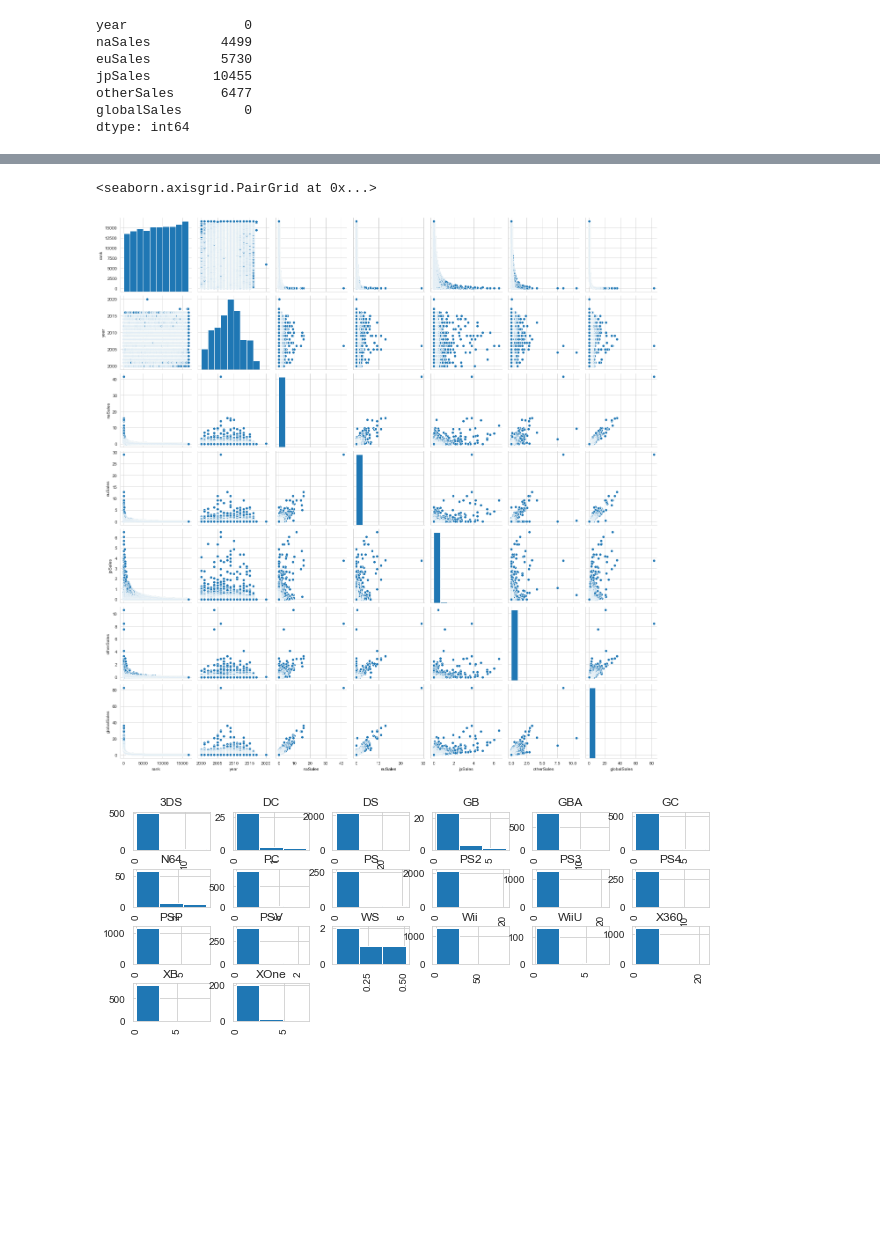
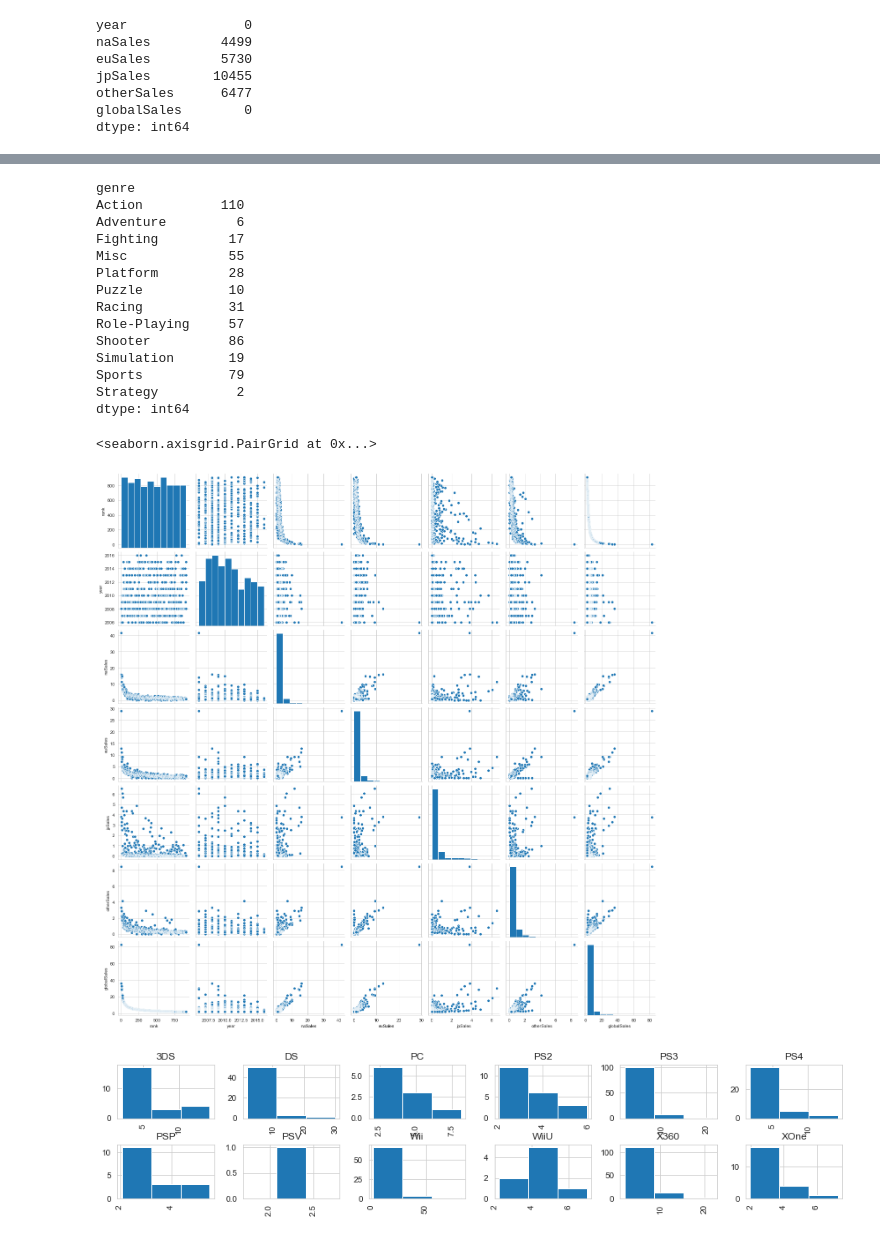
Before and after one commit to jhgalvin/DS_Project, a Jupyter notebook: dsProject .ipynb, the cells around one changed output, grey strips where cells are left out. Cells and saved outputs as stored; diff of their text form; code cells hidden in the pictures; blank space fills up the shorter version.

```diff
--- a/dsProject .ipynb
+++ b/dsProject .ipynb
@@ -6,6 +6,10 @@ from pandas import Series, DataFrame
 import matplotlib.pyplot as plt
 from pylab import rcParams
 import seaborn as sb
+# %%
+%matplotlib inline
+rcParams['figure.figsize'] = 15, 10
+sb.set_style('whitegrid')
 # %%
 #upload dataset from user file, where python is stored
 address = 'vgsales.csv'
@@ -69,8 +73,8 @@ otherSales      6477
 globalSales        0
 dtype: int64
 # %%
-vgSales2000 = vgsales[vgsales['year'] >= 2000.0]
-vgSales2000
+top500since2006 = vgsales[vgsales['year'] >= 2006.0][:500]
+top500since2006
 # %% [output]
 |  | rank | name | platform | year | genre | publisher | naSales | euSales | jpSales | otherSales | ... |
 | 0 | 1 | Wii Sports | Wii | 2006.0 | Sports | Nintendo | 41.49 | 29.02 | 3.77 | 8.46 | ... |
@@ -100,4 +103,0 @@ vgSales2000.describe()
-# %%
-%matplotlib inline
-rcParams['figure.figsize'] = 10, 6
-sb.set_style('whitegrid')
@@ -104,11 +132,28 @@ sb.set_style('whitegrid')
+# %%
+top500since2006.groupby(['genre']).size()
+# %% [output]
+genre
+Action          110
+Adventure         6
+Fighting         17
+Misc             55
+Platform         28
+Puzzle           10
+Racing           31
+Role-Playing     57
+Shooter          86
+Simulation       19
+Sports           79
+Strategy          2
+dtype: int64
 # %%
 #create pairplot of vgsales
-sb.pairplot(vgSales2000)
+sb.pairplot(top500since2006)
 # %% [output]
 <seaborn.axisgrid.PairGrid at 0x...>
-[figure, old version]
+[figure, new version]
 # %%
 # create histogram of global sales, based on platform
-globalSalesHist = vgSales2000.hist(column = 'globalSales', by = 'platform', bins = 3, layout = (6, 6))
+globalSalesHist = top500since2006.hist(column = 'globalSales', by = 'platform', bins = 3, layout = (6, 6))
 # %% [output]
-[figure, old version]
+[figure, new version]
```
Also changed, not shown: parts of 10 cells of this notebook.
